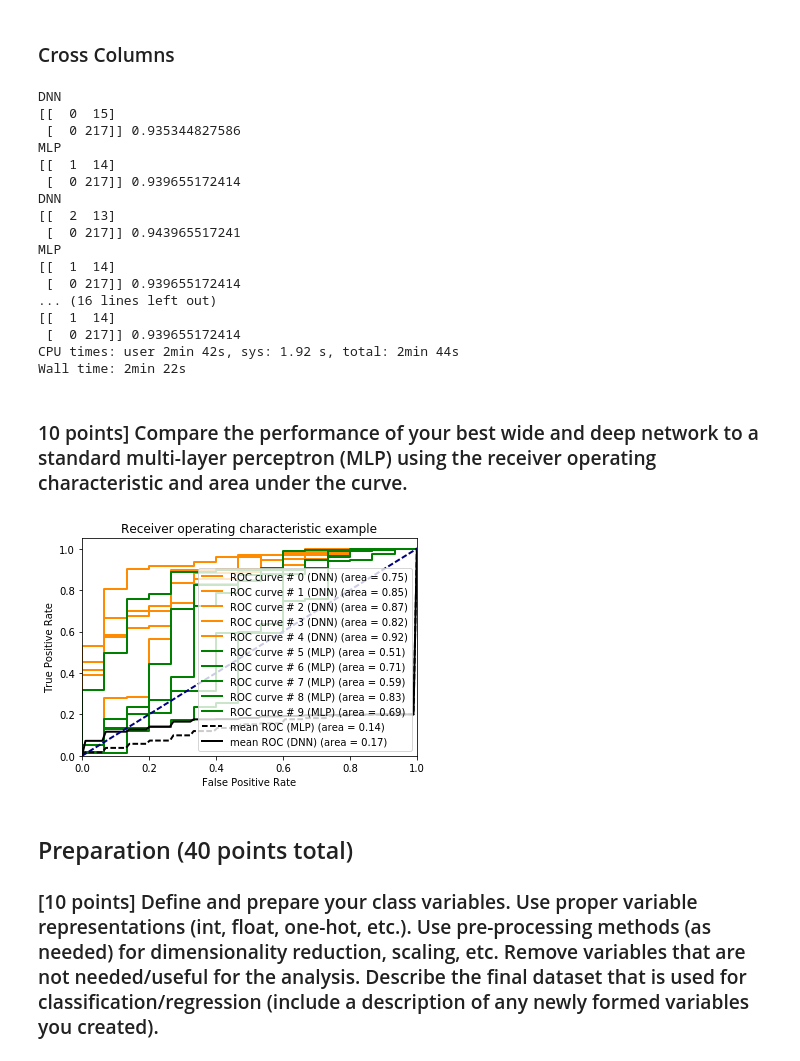
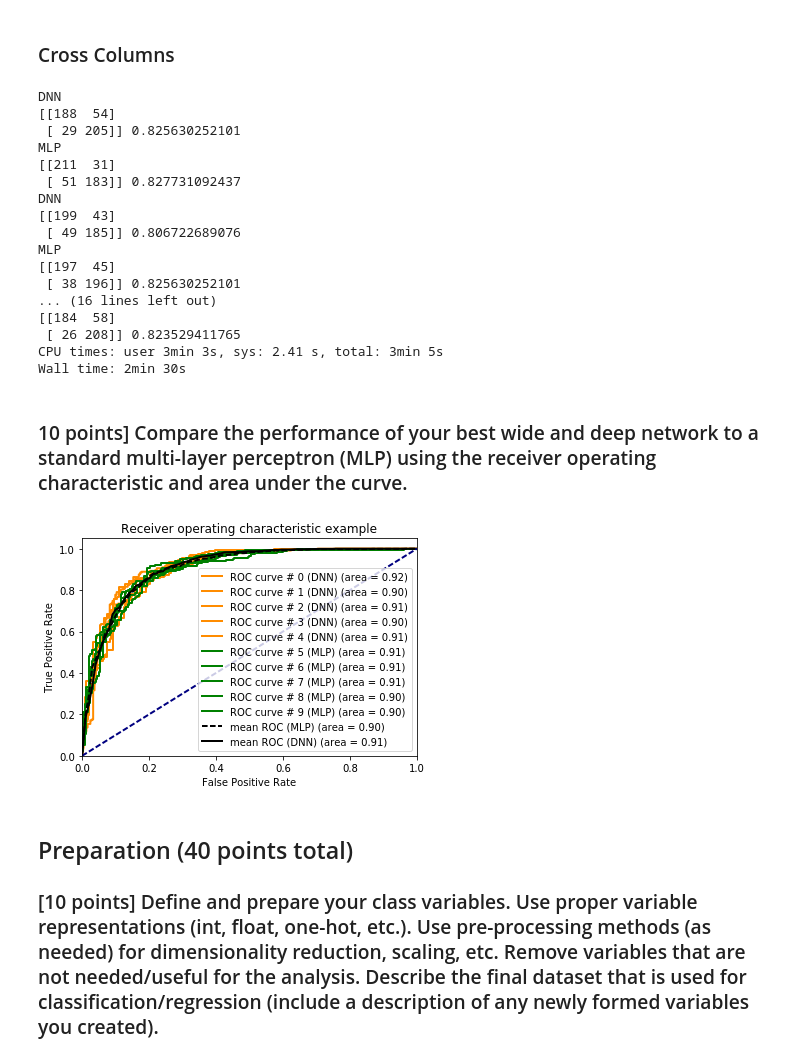
Before and after one commit to LukeWood/Tensorflow-Wide-and-Deep, a Jupyter notebook: Lab7-justin.ipynb, the cells around one changed output. Saved outputs shown, nothing was run; the diff lists cells and outputs as text; code cells hidden in the pictures.

```diff
--- a/Lab7-justin.ipynb
+++ b/Lab7-justin.ipynb
@@ -156,0 +169,22 @@ Turn most of these into categorical. Ranges like the Titanic dataset he showed u
+# %%
+# over sample class
+
+df = df_train.reset_index(drop=True)
+
+total_size = df.shape[0]
+below50k_indices = df[df['income'] == 0].index
+above50k_indices = df[df['income'] == 1].index
+
+below50k_indices_sample = np.random.choice(below50k_indices, total_size // 2)
+above50k_indices_sample = np.random.choice(above50k_indices, total_size // 2)
+
+df_sampled = pd.concat([df.iloc[below50k_indices_sample], df.iloc[above50k_indices_sample]])
+df_sampled = df_sampled.reset_index(drop=True)
+# %%
+labels = ['Below 50,000K', 'Above 50,000K']
+sizes = np.bincount(df['income'].values)
+
+plt.pie(sizes, labels=labels, startangle=90, autopct='%1.1f%%')
+plt.axis('equal')
+plt.title('Class balance')
+plt.show()
@@ -188,12 +224,6 @@ As mentioned above, we are focusing our score success on whether or not we can s
 from sklearn.model_selection import StratifiedShuffleSplit
 
 sss = StratifiedShuffleSplit(n_splits=5, test_size=0.5)
-
-df = df_train.ix[:1000].copy()
-#df = df_train.copy()
-
-X = df.drop('income', axis=1).values
-y = df['income'].values
 # %% [markdown]
 The reason we choose Stratified Shuffle Split instead of the others is due to how large our dataset is and it is the recommended one by the source where we received our data from.
 ___
@@ -287,8 +317,8 @@ from numpy import interp
 
 tf.logging.set_verbosity(tf.logging.ERROR)
 
-df = df_train.ix[:1000].copy()
-#df = df_train.copy()
+df = df_sampled.sample(frac=0.01)
+#df = df_sampled.copy()
 
 X = df.drop('income', axis=1).values
 y = df['income'].values
@@ -361,22 +391,22 @@ for train_index, test_index in sss.split(X, y):
     mean_tpr_mlp [0] = 0.0
 # %% [output]
 DNN
-[[  0  15]
- [  0 217]] 0.935344827586
+[[188  54]
+ [ 29 205]] 0.825630252101
 MLP
-[[  1  14]
- [  0 217]] 0.939655172414
+[[211  31]
+ [ 51 183]] 0.827731092437
 DNN
-[[  2  13]
- [  0 217]] 0.943965517241
+[[199  43]
+ [ 49 185]] 0.806722689076
 MLP
-[[  1  14]
- [  0 217]] 0.939655172414
+[[197  45]
+ [ 38 196]] 0.825630252101
 ... (16 lines left out)
-[[  1  14]
- [  0 217]] 0.939655172414
-CPU times: user 2min 42s, sys: 1.92 s, total: 2min 44s
-Wall time: 2min 22s
+[[184  58]
+ [ 26 208]] 0.823529411765
+CPU times: user 3min 3s, sys: 2.41 s, total: 3min 5s
+Wall time: 2min 30s
 # %%
 mean_tpr_mlp /= n_splits
 mean_tpr_mlp[-1] = 1.0
@@ -390,32 +420,32 @@ mean_auc_dnn = auc(mean_fpr_dnn, mean_tpr_dnn)
 # %%
 import matplotlib.pyplot as plt
 
 plt.figure()
 lw = 2
 i = 0
 for fpr, tpr, auc_ in dnn_roc_auc:
         plt.plot(fpr, tpr, color='darkorange',
              lw=lw, label='ROC curve # %d (DNN) (area = %0.2f)' % (i, auc_))
         i += 1
 for fpr, tpr, auc_ in mlp_roc_auc:
         plt.plot(fpr, tpr, color='green',
              lw=lw, label='ROC curve # %d (MLP) (area = %0.2f)' % (i, auc_))
         i += 1
 
 # TODO: fix means
-# plt.plot(mean_fpr_mlp, mean_tpr_mlp, 'k--', label='mean ROC (MLP) (area = %0.2f)' % mean_auc_mlp, lw=2)
-# plt.plot(mean_fpr_dnn, mean_tpr_dnn, 'k-', label='mean ROC (DNN) (area = %0.2f)' % mean_auc_dnn, lw=2)
+plt.plot(mean_fpr_mlp, mean_tpr_mlp, 'k--', label='mean ROC (MLP) (area = %0.2f)' % mean_auc_mlp, lw=2)
+plt.plot(mean_fpr_dnn, mean_tpr_dnn, 'k-', label='mean ROC (DNN) (area = %0.2f)' % mean_auc_dnn, lw=2)
 
 plt.plot([0, 1], [0, 1], color='navy', lw=lw, linestyle='--')
 plt.xlim([0.0, 1.0])
 plt.ylim([0.0, 1.05])
 plt.xlabel('False Positive Rate')
 plt.ylabel('True Positive Rate')
 plt.title('Receiver operating characteristic example')
 plt.legend(loc="lower right")
 plt.show()
 # %% [output]
-[figure, old version]
+[figure, new version]
 # %% [markdown]
 ## Preparation (40 points total)
 
```
Also changed, not shown: parts of 2 cells of this notebook.
